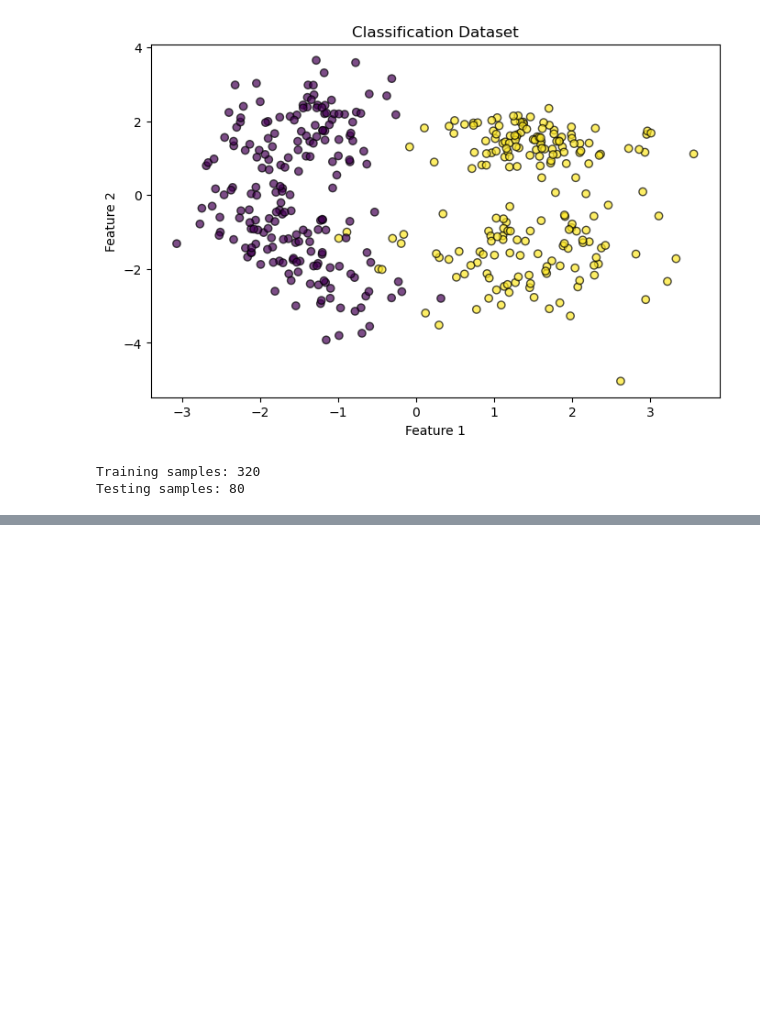
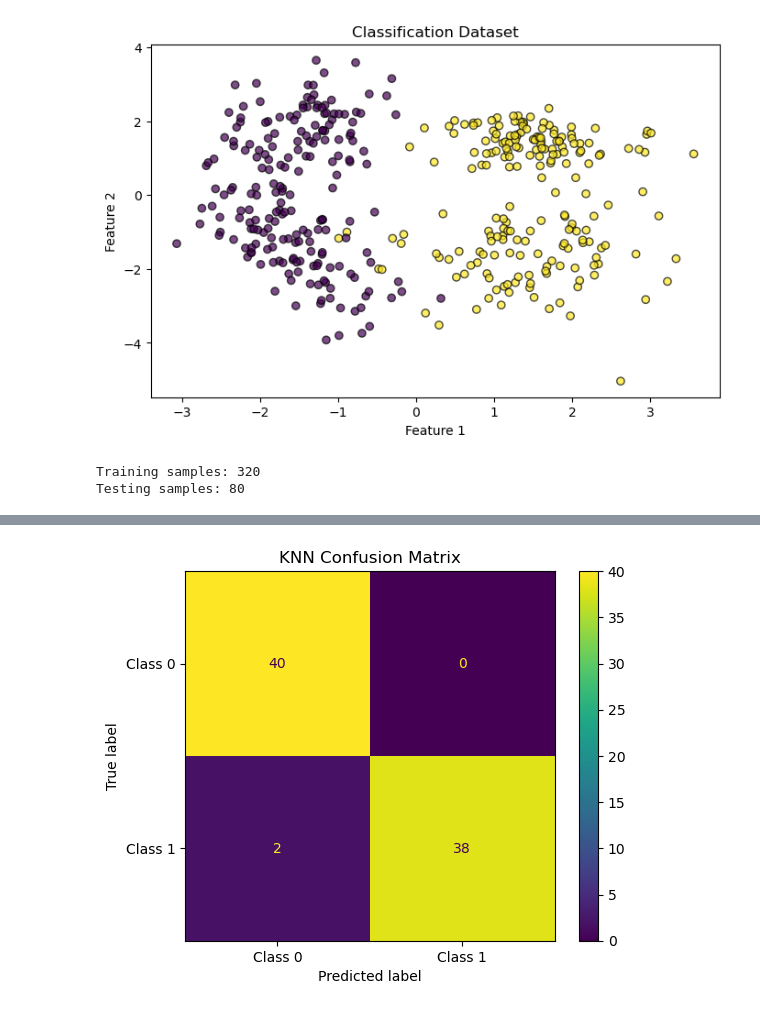
Before and after one commit to AHMAD-ALI5/machine-learning-from-scratch, a Jupyter notebook: machine-learning-from-scratch/Classification/KNN.ipynb, the cells around one changed output, grey strips where cells are left out. Cells and saved outputs as stored; diff of their text form; code cells hidden in the pictures; blank space fills up the shorter version.

```diff
--- a/machine-learning-from-scratch/Classification/KNN.ipynb
+++ b/machine-learning-from-scratch/Classification/KNN.ipynb
@@ -109,0 +156,8 @@ Testing samples: 80
+# %%
+knn = KNNScratch(k=5)
+
+knn.fit(X_train_scaled, y_train)
+
+y_pred = knn.predict(X_test_scaled)
+
+print("Predictions:", y_pred[:10])
@@ -109,0 +184,13 @@ Testing samples: 80
+# %%
+cm = confusion_matrix(y_test, y_pred)
+
+disp = ConfusionMatrixDisplay(
+    confusion_matrix=cm,
+    display_labels=["Class 0", "Class 1"]
+)
+
+disp.plot()
+plt.title("KNN Confusion Matrix")
+plt.show()
+# %% [output]
+[figure, added]
```
Also changed, not shown: parts of 8 cells of this notebook.
